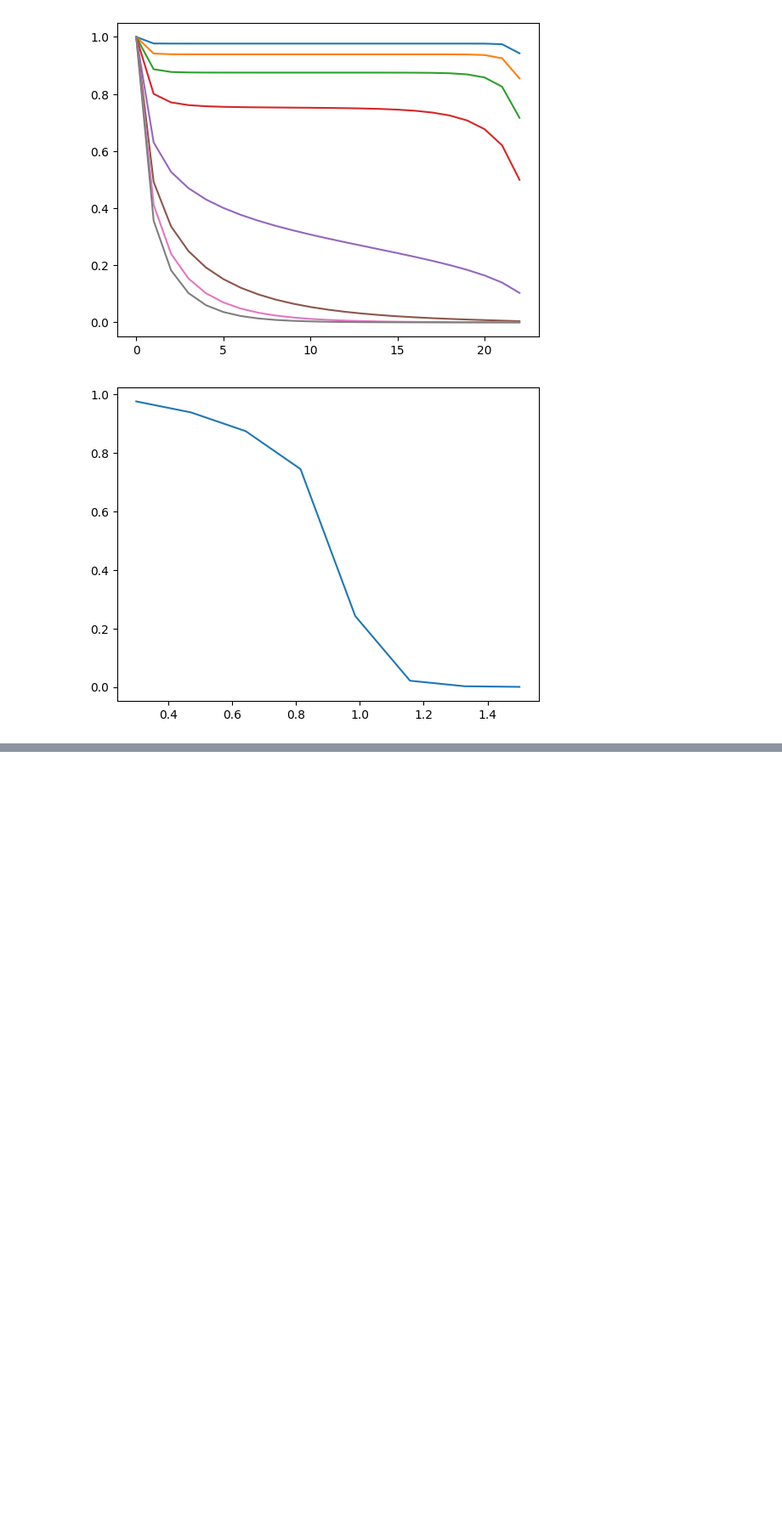
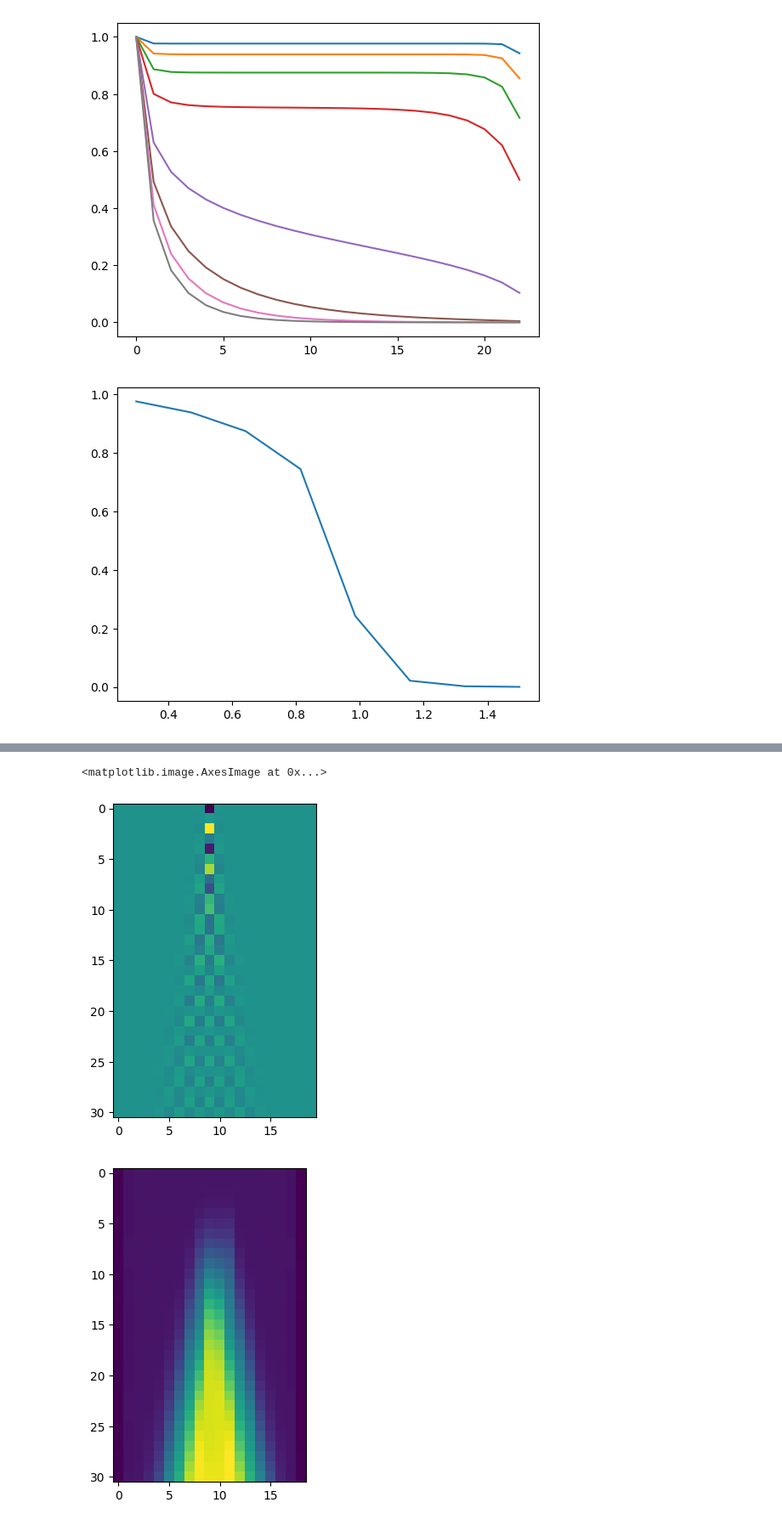
Before and after one commit to rbudai98/University, a Jupyter notebook: FOPRA_32/final_version/notebook_c.ipynb, the cells around one changed output, grey strips where cells are left out. Shown at 85% size. Cells and saved outputs as stored; diff of their text form; code cells hidden in the pictures; blank space fills up the shorter version.

```diff
--- a/FOPRA_32/final_version/notebook_c.ipynb
+++ b/FOPRA_32/final_version/notebook_c.ipynb
@@ -262,0 +391,39 @@ plt.show()
+# %%
+#check
+from c_tebd import run_TEBD
+from a_mps import init_spinup_MPS
+import matplotlib.pyplot as plt
+import copy
+
+sigmaY = np.array([[0., 1j],[-1j, 0.]])
+sigmaX = np.array([[0., 1.],[1., 0.]])
+
+L = 20
+g = 0.3
+# t_final
+J = 1
+
+
+dt = 0.3j
+
+model = TFIModel(L, J=J, g=g, h=0.)
+U_bonds = calc_U_bonds(model, dt)
+
+
+E_tmp, psi, model_tmp = example_TEBD_gs_finite(L, J, g)
+gnd_state = psi.copy()
+                # vL i vR | i i*
+psi.Bs[L//2] = np.tensordot(psi.Bs[L//2],sigmaY,[1, 1]).transpose([0,2, 1]) # vL vR i
+result = calc_contraction_func_final(sigmaY, psi, gnd_state)
+
+corrs = [result]
+ents = [psi.entanglement_entropy()]
+for n in range(30):
+    run_TEBD(psi, U_bonds, N_steps=1, chi_max=100, eps=1.e-10)
+                    # vL i vR | i i*
+    # psi.Bs[5] = np.tensordot(psi.Bs[5],sigmaY,[1, 1]).transpose([0,2, 1]) # vL vR i
+    result = calc_contraction_func_final(sigmaY, psi, gnd_state)
+    ents.append(psi.entanglement_entropy())
+    corrs.append(result)
+
+print(result)
@@ -262,0 +449,9 @@ plt.show()
+# %%
+
+plt.imshow(np.array(corrs).real)
+plt.figure()
+plt.imshow(ents)
+# %% [output]
+<matplotlib.image.AxesImage at 0x...>
+[figure, added]
+[figure, added]
```
Also changed, not shown: parts of 5 cells of this notebook.
